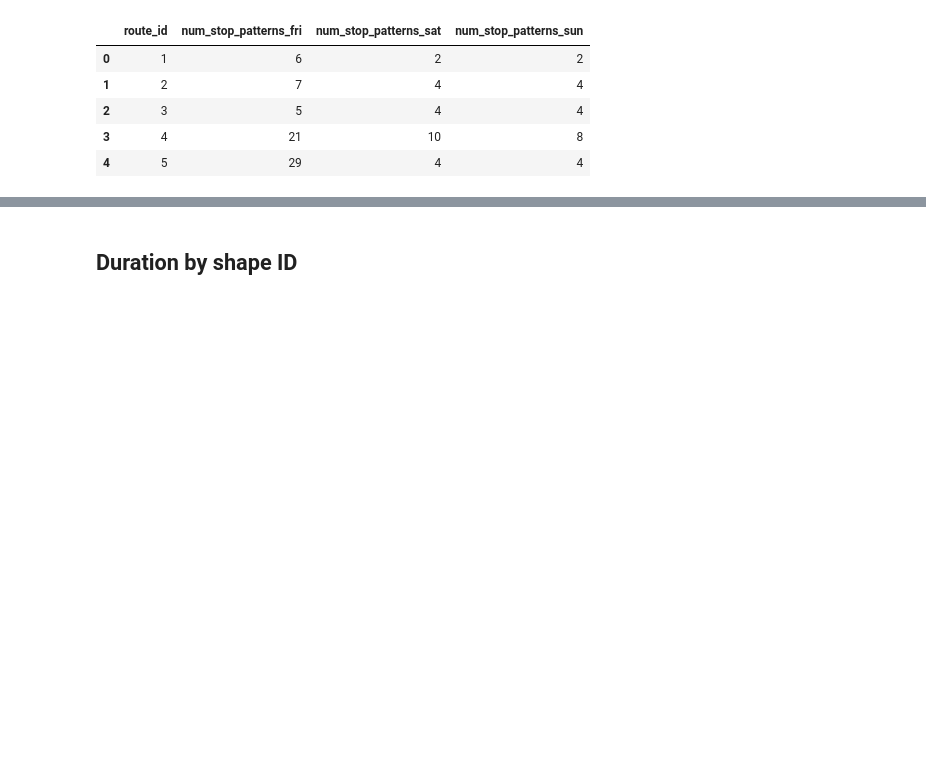
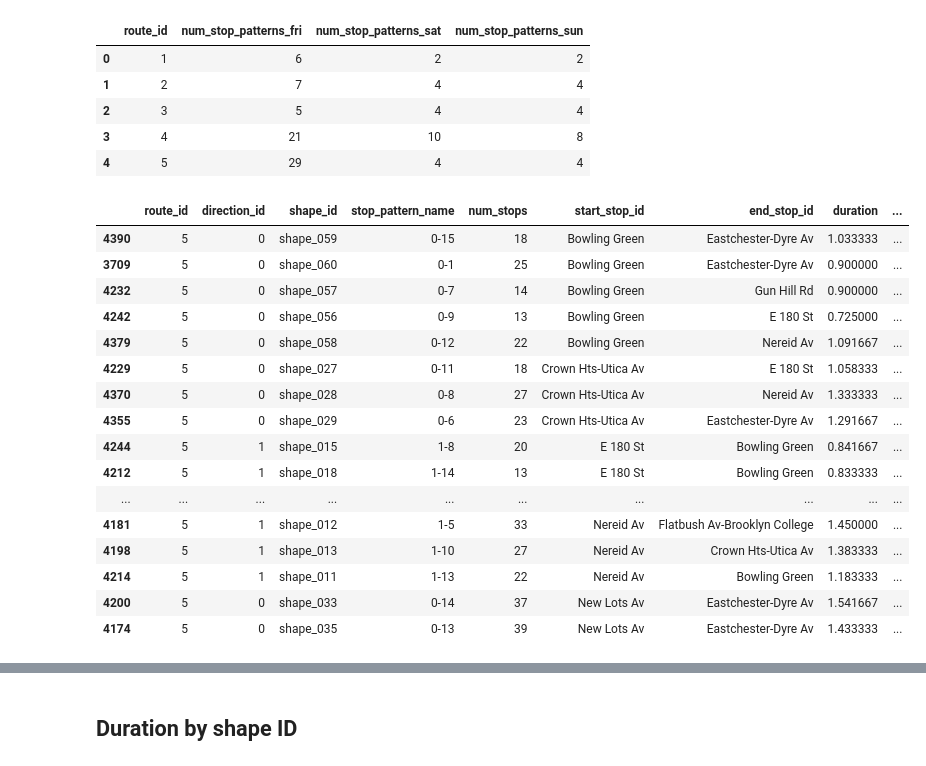
Before and after one commit to gregfeliu/NYC-Subway-Frequencies, a Jupyter notebook: Notebooks/3.Miscellaneous_Analysis.ipynb, the cells around one changed output, grey strips where cells are left out. Cells and saved outputs as stored; diff of their text form; code cells hidden in the pictures; blank space fills up the shorter version.

```diff
--- a/Notebooks/3.Miscellaneous_Analysis.ipynb
+++ b/Notebooks/3.Miscellaneous_Analysis.ipynb
@@ -258,16 +314,34 @@ stop_patterns_by_day.head(5)
 # %%
 # the Z has 6 trips with different stopping patterns
 # I think the stop patterns are for number of variations of each direction shape
 ## e.g.: 0-1 is the most popular stop pattern going south, 0-2 is 2nd most popular, etc...
 stop_pattern_count_5 = pd.DataFrame(trip_stats[(trip_stats['route_id']=='5')].groupby('stop_pattern_name')['duration'].count()).reset_index().sort_values(by='duration', ascending=False)
 stop_patterns_5 = trip_stats[(trip_stats['route_id']=='5')].drop_duplicates(subset=['route_id', 'shape_id'])
 stop_patterns_5['start_stop_id'] = stop_patterns_5['start_stop_id'].replace(stop_name_dict)
 stop_patterns_5['end_stop_id'] = stop_patterns_5['end_stop_id'].replace(stop_name_dict)
 stop_patterns_5 = stop_patterns_5.drop(columns=['trip_id', 'route_short_name', 'route_type', 'start_time', 'end_time', 'is_loop'])
 stop_patterns_5 = stop_patterns_5.sort_values(by='start_stop_id')
 stop_pattern_name_dict = dict(zip(stop_pattern_count_5['stop_pattern_name'], stop_pattern_count_5['duration']))
-stop_patterns_5['count_per_day'] = stop_patterns_5['stop_pattern_name'].replace(stop_pattern_name_dict)›
+stop_patterns_5['count_per_day'] = stop_patterns_5['stop_pattern_name'].replace(stop_pattern_name_dict)
 stop_patterns_5
+# %% [output]
+|  | route_id | direction_id | shape_id | stop_pattern_name | num_stops | start_stop_id | end_stop_id | duration | ... |
+| 4390 | 5 | 0 | shape_059 | 0-15 | 18 | Bowling Green | Eastchester-Dyre Av | 1.033333 | ... |
+| 3709 | 5 | 0 | shape_060 | 0-1 | 25 | Bowling Green | Eastchester-Dyre Av | 0.900000 | ... |
+| 4232 | 5 | 0 | shape_057 | 0-7 | 14 | Bowling Green | Gun Hill Rd | 0.900000 | ... |
+| 4242 | 5 | 0 | shape_056 | 0-9 | 13 | Bowling Green | E 180 St | 0.725000 | ... |
+| 4379 | 5 | 0 | shape_058 | 0-12 | 22 | Bowling Green | Nereid Av | 1.091667 | ... |
+| 4229 | 5 | 0 | shape_027 | 0-11 | 18 | Crown Hts-Utica Av | E 180 St | 1.058333 | ... |
+| 4370 | 5 | 0 | shape_028 | 0-8 | 27 | Crown Hts-Utica Av | Nereid Av | 1.333333 | ... |
+| 4355 | 5 | 0 | shape_029 | 0-6 | 23 | Crown Hts-Utica Av | Eastchester-Dyre Av | 1.291667 | ... |
+| 4244 | 5 | 1 | shape_015 | 1-8 | 20 | E 180 St | Bowling Green | 0.841667 | ... |
+| 4212 | 5 | 1 | shape_018 | 1-14 | 13 | E 180 St | Bowling Green | 0.833333 | ... |
+| ... | ... | ... | ... | ... | ... | ... | ... | ... | ... |
+| 4181 | 5 | 1 | shape_012 | 1-5 | 33 | Nereid Av | Flatbush Av-Brooklyn College | 1.450000 | ... |
+| 4198 | 5 | 1 | shape_013 | 1-10 | 27 | Nereid Av | Crown Hts-Utica Av | 1.383333 | ... |
+| 4214 | 5 | 1 | shape_011 | 1-13 | 22 | Nereid Av | Bowling Green | 1.183333 | ... |
+| 4200 | 5 | 0 | shape_033 | 0-14 | 37 | New Lots Av | Eastchester-Dyre Av | 1.541667 | ... |
+| 4174 | 5 | 0 | shape_035 | 0-13 | 39 | New Lots Av | Eastchester-Dyre Av | 1.433333 | ... |
 # %%
 stop_patterns_5 = find_stop_pattern_variations_count(feed, trip_stats, 5)
 stop_patterns_5.sort_values(by='count_per_day').head(10)
```
Also changed, not shown: parts of 34 cells of this notebook.
